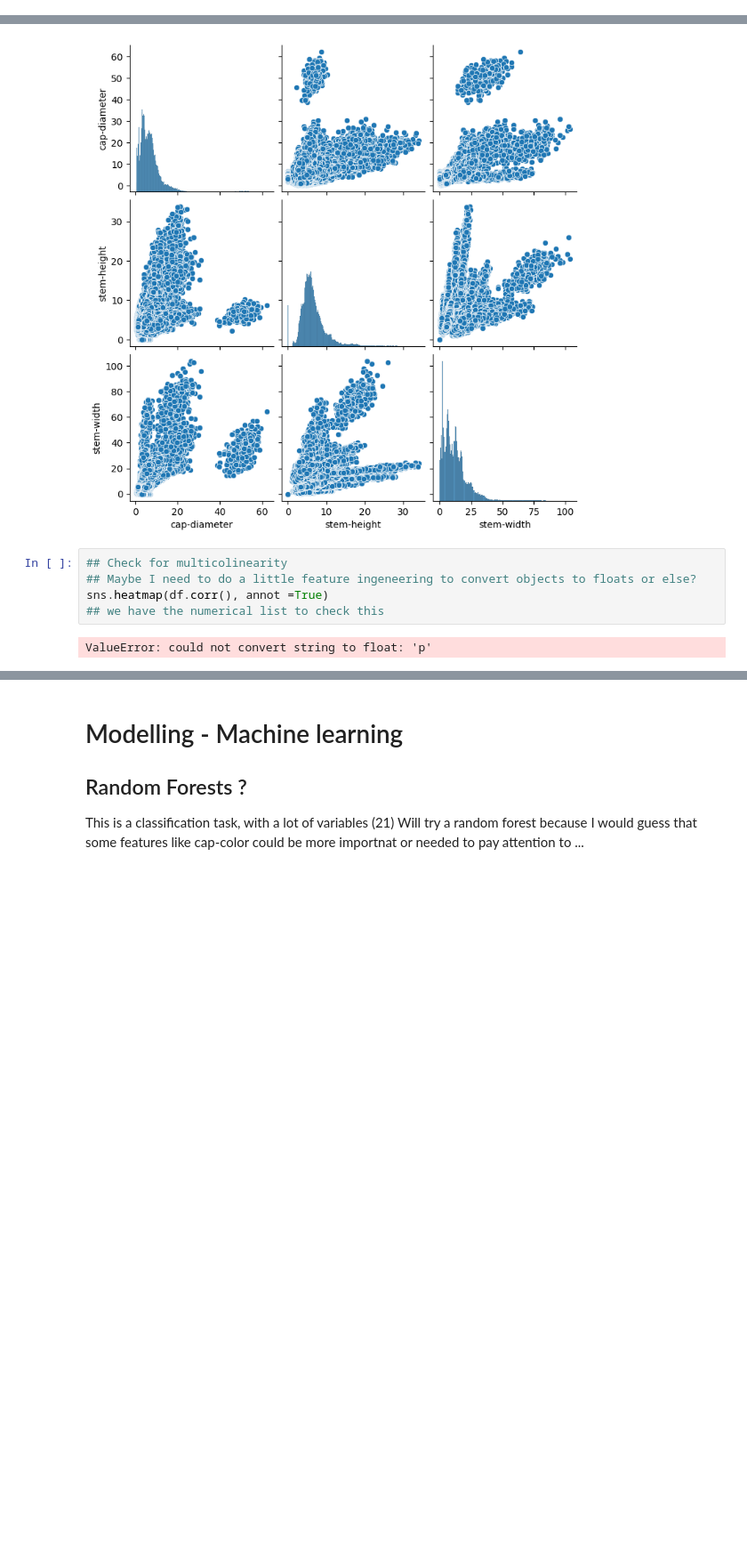
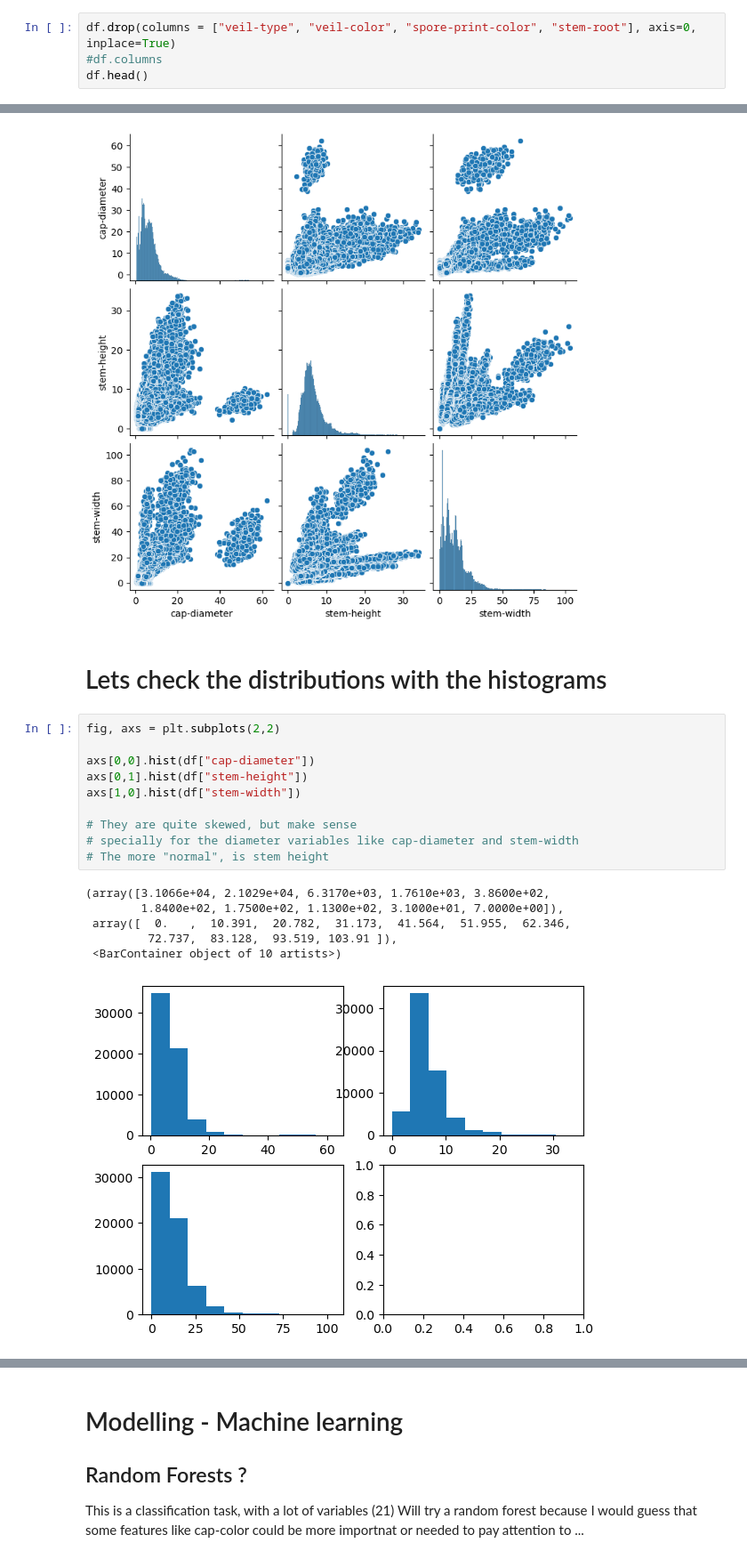
Before and after one commit to dalesofi/KnowYourMushrooms, a Jupyter notebook: 1-dataset-explore.ipynb, the cells around one changed output, grey strips where cells are left out. Shown: that part at 89% size. Drawn from its saved outputs; the diff is of its cells as text; blank space fills up the shorter version.

```diff
--- a/1-dataset-explore.ipynb
+++ b/1-dataset-explore.ipynb
@@ -109,0 +154,4 @@ memory usage: 9.8+ MB
+# %%
+df.drop(columns = ["veil-type", "veil-color", "spore-print-color", "stem-root"], axis=0, inplace=True)
+#df.columns
+df.head()
@@ -159,10 +264,22 @@ sns.pairplot(df)
 # %% [output]
 <seaborn.axisgrid.PairGrid at 0x...>
 [figure]
-# %%
-## Check for multicolinearity
-## Maybe I need to do a little feature ingeneering to convert objects to floats or else?
-sns.heatmap(df.corr(), annot =True)
-## we have the numerical list to check this
-# %% [output]
-ValueError: could not convert string to float: 'p'
+# %% [markdown]
+# Lets check the distributions with the histograms
+# %%
+fig, axs = plt.subplots(2,2)
+
+axs[0,0].hist(df["cap-diameter"])
+axs[0,1].hist(df["stem-height"])
+axs[1,0].hist(df["stem-width"])
+
+# They are quite skewed, but make sense
+# specially for the diameter variables like cap-diameter and stem-width
+# The more "normal", is stem height
+# %% [output]
+(array([3.1066e+04, 2.1029e+04, 6.3170e+03, 1.7610e+03, 3.8600e+02,
+        1.8400e+02, 1.7500e+02, 1.1300e+02, 3.1000e+01, 7.0000e+00]),
+ array([  0.   ,  10.391,  20.782,  31.173,  41.564,  51.955,  62.346,
+         72.737,  83.128,  93.519, 103.91 ]),
+ <BarContainer object of 10 artists>)
+[figure, added]
```
Also changed, not shown: parts of 22 cells of this notebook, 1 other file.
